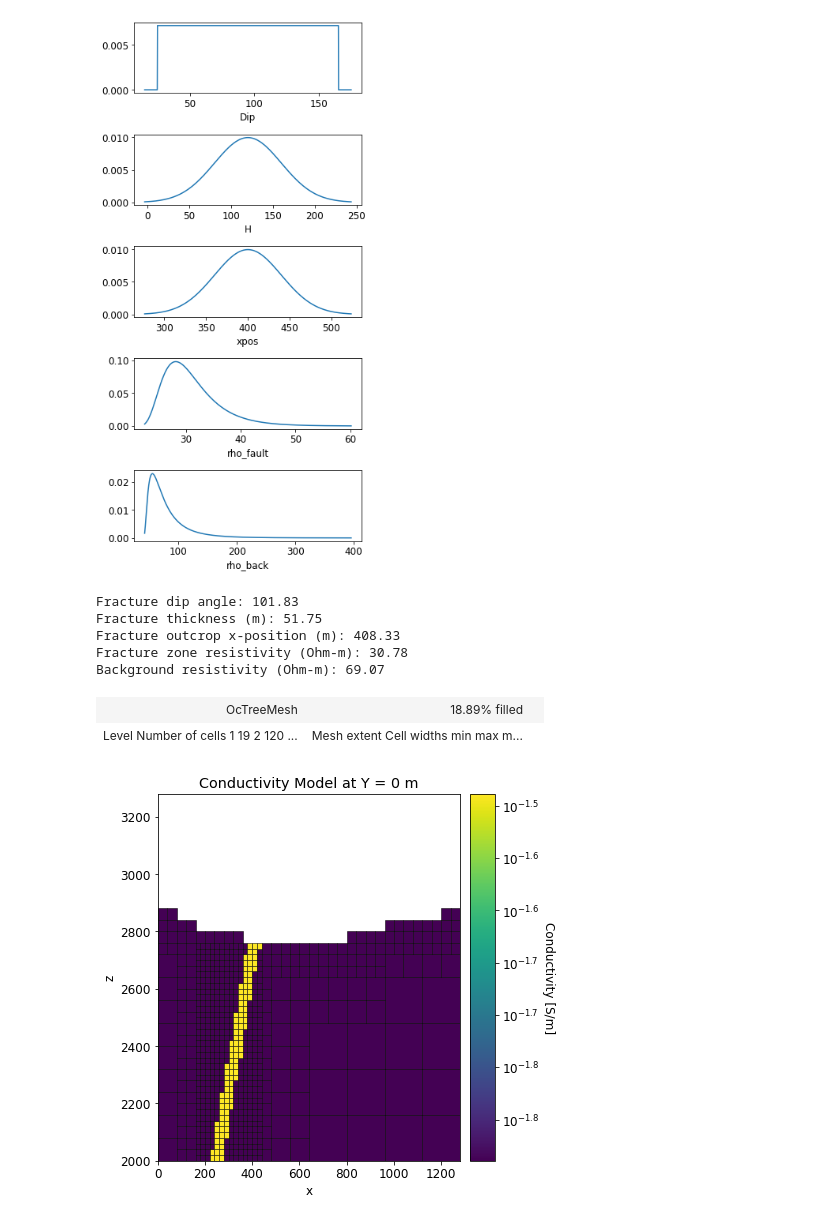
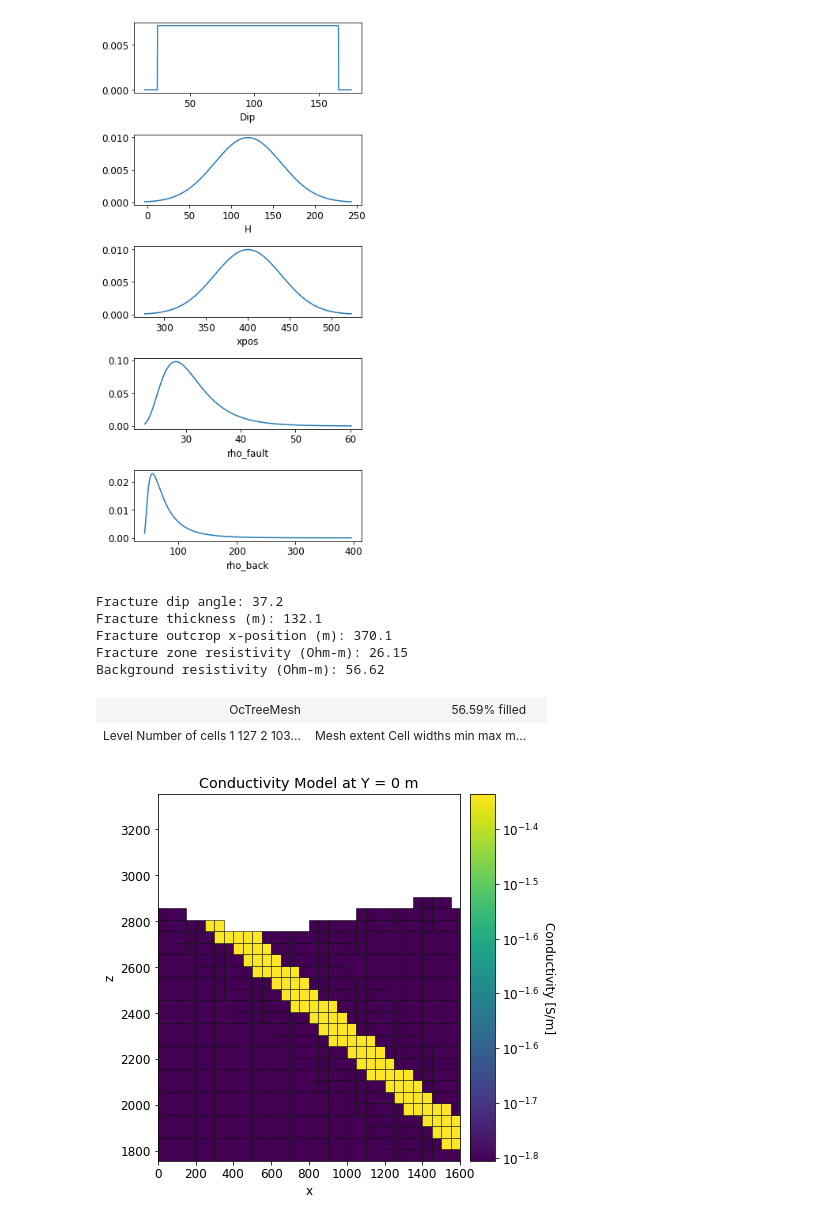
Before and after one commit to ammilten/AEMFaultMonteCarlo, a Jupyter notebook: AEM Simulation.ipynb, the cells around one changed output. Cells and saved outputs as stored; diff of their text form; code cells hidden in the pictures.

```diff
--- a/AEM Simulation.ipynb
+++ b/AEM Simulation.ipynb
@@ -40,9 +40,9 @@ rho_back = [40, 30, .8] #lognormal
 
 dep = 1000 #Minimum depth within domain (m)
 xtra = 1000 #Buffer on each end of electrodes
-dh = 20
+dh = 50
 y0 = 100
-ny = 11
+ny = 3
 
 seed = 0
 overwrite = True
@@ -76,23 +76,23 @@ MC.plot_dists(figsize=(5,10))
 # %% [output]
 [figure]
 # %%
-r = 0
+r = 15
 print("Fracture dip angle: "+str(np.round(MC.PARAMS[r][1],2)))
 print("Fracture thickness (m): "+str(np.round(MC.PARAMS[r][2],2)))
 print("Fracture outcrop x-position (m): "+str(np.round(MC.PARAMS[r][3],2)))
 print("Fracture zone resistivity (Ohm-m): "+str(np.round(MC.PARAMS[r][4],2)))
 print("Background resistivity (Ohm-m): "+str(np.round(MC.PARAMS[r][5],2)))
 
 setup = MC.prepare_realization(r)
 setup.plot_slice()
 setup.mesh
 # %% [output]
-Fracture dip angle: 101.83
-Fracture thickness (m): 51.75
-Fracture outcrop x-position (m): 408.33
-Fracture zone resistivity (Ohm-m): 30.78
-Background resistivity (Ohm-m): 69.07
+Fracture dip angle: 37.2
+Fracture thickness (m): 132.1
+Fracture outcrop x-position (m): 370.1
+Fracture zone resistivity (Ohm-m): 26.15
+Background resistivity (Ohm-m): 56.62
-| OcTreeMesh | 18.89% filled |  |
-| Level Number of cells 1 19 2 120 ... | Mesh extent Cell widths min max m... |
+| OcTreeMesh | 56.59% filled |  |
+| Level Number of cells 1 127 2 103... | Mesh extent Cell widths min max m... |
-[figure, old version]
+[figure, new version]
 # %%
```
Also changed, not shown: parts of 7 cells of this notebook.
